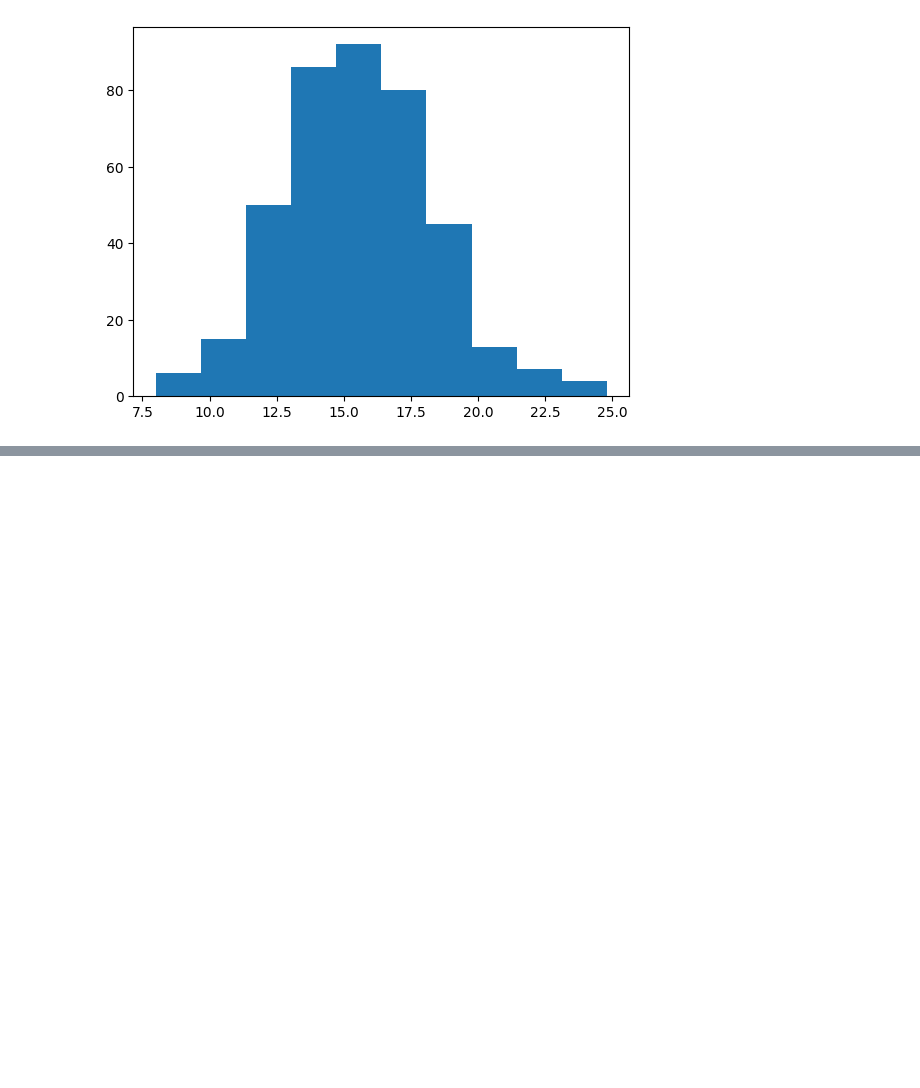
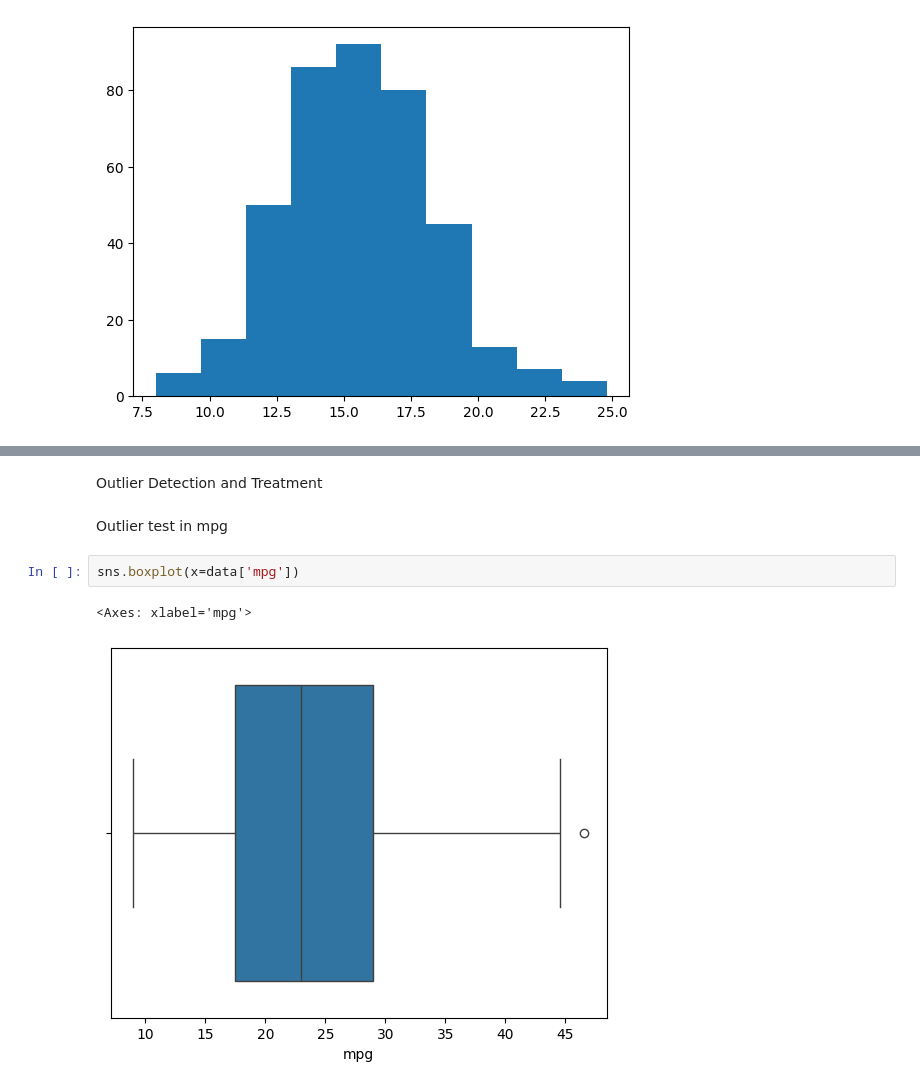
Before and after one commit to web-dev-champ/Auto-mpg, a Jupyter notebook: auto-mpg_EDA.ipynb, the cells around one changed output, grey strips where cells are left out. Cells and saved outputs as stored; diff of their text form; blank space fills up the shorter version.

Commit message:
Outlier detections

```diff
--- a/auto-mpg_EDA.ipynb
+++ b/auto-mpg_EDA.ipynb
@@ -118,0 +137,9 @@ plt.hist(data['acceleration'])
+# %% [markdown]
+Outlier Detection and Treatment
+# %% [markdown]
+Outlier test in mpg
+# %%
+sns.boxplot(x=data['mpg'])
+# %% [output]
+<Axes: xlabel='mpg'>
+[figure, added]
```
Also changed, not shown: parts of 20 cells of this notebook.
